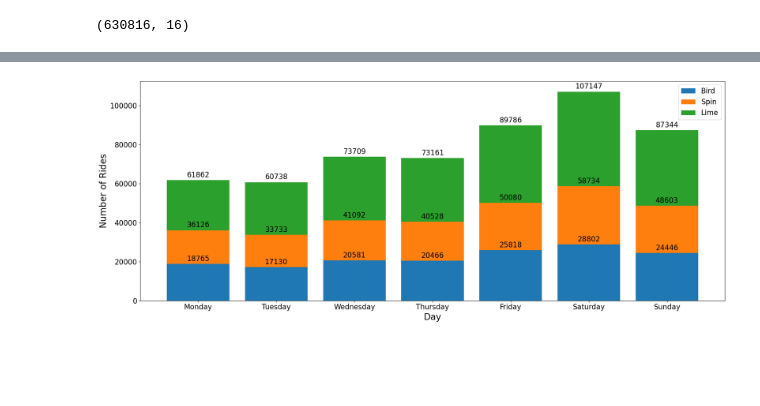
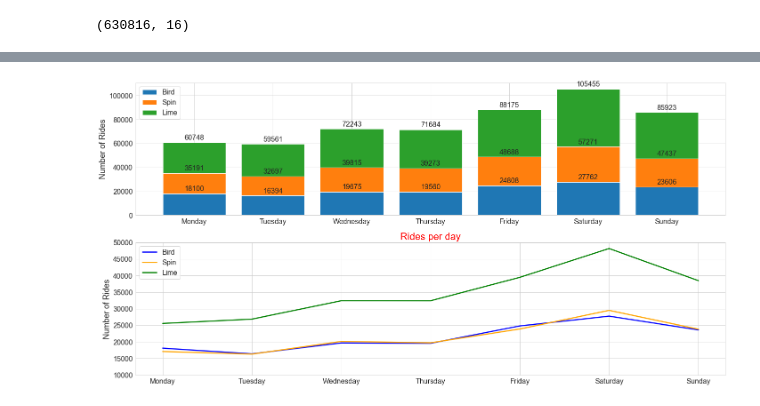
Before and after one commit to omar-alkc/E-scooter-2020, a Jupyter notebook: E-scooter notebook.ipynb, the cells around one changed output, grey strips where cells are left out. Cells and saved outputs as stored; diff of their text form; code cells hidden in the pictures; blank space fills up the shorter version.

```diff
--- a/E-scooter notebook.ipynb
+++ b/E-scooter notebook.ipynb
@@ -32,0 +59,2 @@ memory usage: 77.0+ MB
+# %%
+df= df.dropna(how='any')
@@ -105,0 +151,3 @@ print(df_by_vendor)
+# %%
+df = df[df['Avg. Speed (km/h)']<40].reset_index()
+df.describe()
@@ -131,14 +193,0 @@ list(set(weekends))
-# %%
-start_date =df['Start Time'].dt.date
-df_by_date = df.groupby(start_date)['Trip ID'].count().reset_index()
-plt.rcParams["figure.figsize"] = (20,8)
-fig , ax= plt.subplots()
-ax.plot(df_by_date['Start Time'],df_by_date['Trip ID'])
-plt.xticks(np.arange(min(df_by_date['Start Time']),max(df_by_date['Start Time']),5),rotation=60)
-plt.xlabel("Date",size=20)
-plt.ylabel("Number of rides",size=20)
-plt.axhline(df_by_date['Trip ID'].mean(),color='red',ls='--',label="Average rides")
-plt.minorticks_on()
-ax.set_xticks(np.arange(start_date,dt.date(2020,12,10),7),minor=True)
-ax.grid(visible=True,axis='x',color='red',ls='--',which='minor')
-plt.show()
@@ -183,22 +264,36 @@ print(df_by_day)
 # %%
 plt.rcParams.update({'font.size': 16})
-fig,ax=plt.subplots()
-bird = df_by_day[df_by_day['Vendor']=='bird'].set_index('Day').reindex(days).reset_index()
-lime = df_by_day[df_by_day['Vendor']=='lime'].set_index('Day').reindex(days).reset_index()
-spin = df_by_day[df_by_day['Vendor']=='spin'].set_index('Day').reindex(days).reset_index()
-bird_bar = ax.bar(bird['Day'],bird['Trip ID'],label='Bird')
-spin_bar = ax.bar(spin['Day'],spin['Trip ID'],label='Spin',bottom=bird['Trip ID'])
-lime_bar = ax.bar(lime['Day'],lime['Trip ID'],label='Lime',bottom=np.array(spin['Trip ID'])+np.array(bird['Trip ID']))
-ax.set_ylabel("Number of Rides",size=20)
-ax.set_xlabel("Day",size=20)
-ax.bar_label(bird_bar, padding=3)
-ax.bar_label(spin_bar, padding=3)
-ax.bar_label(lime_bar, padding=3)
-ax.legend()
+fig,ax=plt.subplots(2,1)
+fig.set_size_inches(20,10)
+
+bird_week = df_by_day[df_by_day['Vendor']=='bird'].set_index('Day').reindex(days).reset_index()
+lime_week = df_by_day[df_by_day['Vendor']=='lime'].set_index('Day').reindex(days).reset_index()
+spin_week = df_by_day[df_by_day['Vendor']=='spin'].set_index('Day').reindex(days).reset_index()
+
+#First Plot
+bird_bar = ax[0].bar(bird_week['Day'],bird_week['Trip ID'],label='Bird')
+spin_bar = ax[0].bar(spin_week['Day'],spin_week['Trip ID'],label='Spin',bottom=bird_week['Trip ID'])
+lime_bar = ax[0].bar(lime_week['Day'],lime_week['Trip ID'],label='Lime',bottom=np.array(spin_week['Trip ID'])+np.array(bird_week['Trip ID']))
+ax[0].set_ylabel("Number of Rides",size=18)
+
+#Second Plot
+ax[1].plot(bird_week['Day'],bird_week['Trip ID'],c='blue',label='Bird',lw=2.5)
+ax[1].plot(spin_week['Day'],spin_week['Trip ID'],c='orange',label='Spin',lw=2.5)
+ax[1].plot(lime_week['Day'],lime_week['Trip ID'],c='green',label='Lime',lw=2.5)
+ax[1].set_ylabel("Number of Rides",size=18)
+
+
+ax[0].bar_label(bird_bar, padding=3)
+ax[0].bar_label(spin_bar, padding=3)
+ax[0].bar_label(lime_bar, padding=3)
+ax[0].legend()
+ax[1].legend()
+plt.ylim(10000,50000)
+plt.title("Rides per day",c='r',size=22)
 fig.tight_layout()
 plt.show()
 # %% [output]
-[figure, old version]
+[figure, new version]
 # %%
 df['Hour'] = df['Start Time'].dt.hour
 df_by_hour = df.groupby('Hour')['Trip ID'].count().reset_index()
```
Also changed, not shown: parts of 33 cells of this notebook.
